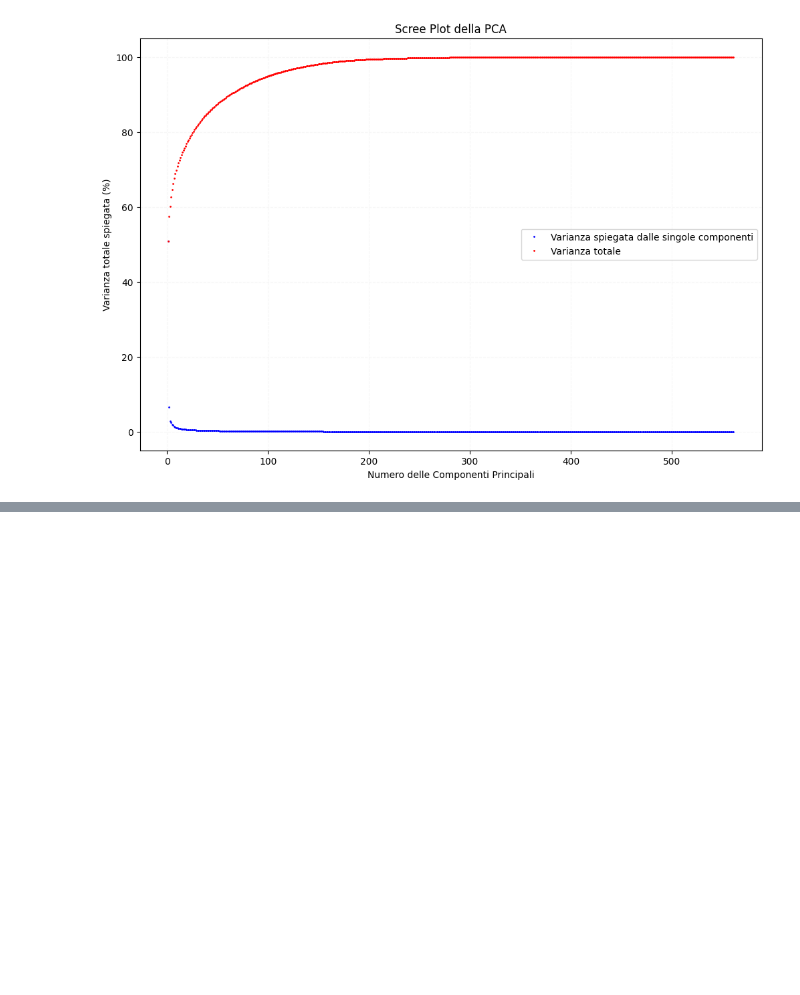
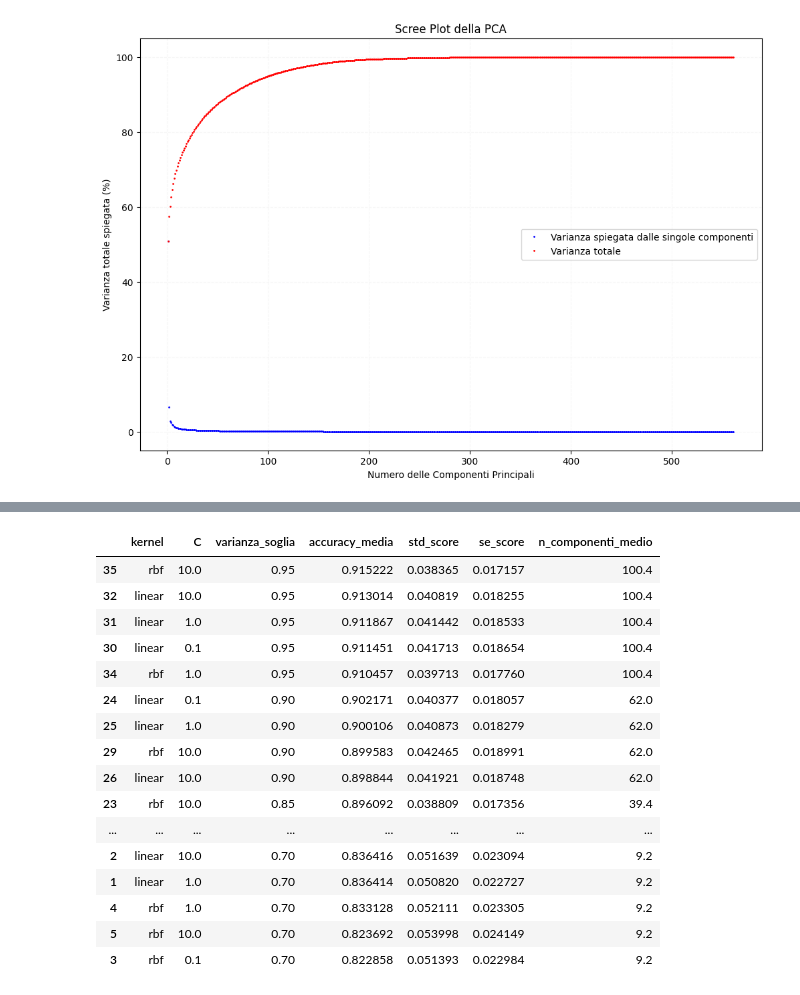
Before and after one commit to quiggiu/human-activity-recognition-with-pca-and-svm-classifier, a Jupyter notebook: human_activity_recognition.ipynb, the cells around one changed output, grey strips where cells are left out. Drawn from its saved outputs; the diff is of its cells as text; code cells hidden in the pictures; blank space fills up the shorter version.

```diff
--- a/human_activity_recognition.ipynb
+++ b/human_activity_recognition.ipynb
@@ -124,7 +137,6 @@ plt.show()
 # combinazioni di kernel/C
 # ============================================================
 
-from collections import defaultdict
 
 # Griglia di iperparametri
 C_values = [0.1, 1, 10]
@@ -152,13 +164,13 @@ for train_idx, val_idx in splits:
     y_fold_train = np.array(y_train).ravel()[train_idx]
     y_fold_val   = np.array(y_train).ravel()[val_idx]
 
-    # Scaler fittato SOLO sul training fold -> niente leakage
+    # Scaler fittato solo sul training fold
     scaler_fold = StandardScaler()
     X_fold_train_scaled = scaler_fold.fit_transform(X_fold_train_raw)
     X_fold_val_scaled   = scaler_fold.transform(X_fold_val_raw)
 
     for soglia in varianza_soglie:
-        # PCA fittata SOLO sul training fold (già normalizzato) -> niente leakage
+        # PCA fittata solo sul training fold già normalizzato
         pca_fold = PCA(n_components=soglia, svd_solver='full', random_state=42)
         X_fold_train_pca = pca_fold.fit_transform(X_fold_train_scaled)
         X_fold_val_pca   = pca_fold.transform(X_fold_val_scaled)
@@ -202,30 +214,6 @@ tempo_cv_totale = time.time() - t0_cv  # invariato, calcolato sopra come tempo_c
 
 risultati_grid_df = pd.DataFrame(risultati_grid).sort_values('accuracy_media', ascending=False)
 
-# ------------------------------------------------------------
-# Aggregazione dei risultati: media, std, SE per ogni combinazione
-# ------------------------------------------------------------
-risultati_grid = []
-
-for (kernel, C, soglia), scores in fold_scores.items():
-    avg_score = np.mean(scores)
-    std_score = np.std(scores, ddof=1)
-    se_score = std_score / np.sqrt(n_splits)
-    avg_n_componenti = np.mean(n_componenti_per_soglia[soglia])
-
-    print(f"Kernel: {kernel:<8} | C: {C:<5} | Varianza: {soglia:.2f} "
-          f"-> Accuracy Media: {avg_score:.4f} (+/- {se_score:.4f}) "
-          f"| N.componenti medio: {avg_n_componenti:.1f}")
-
-    risultati_grid.append({
-        'kernel': kernel, 'C': C, 'varianza_soglia': soglia,
-        'accuracy_media': avg_score, 'std_score': std_score, 'se_score': se_score,
-        'n_componenti_medio': avg_n_componenti
-    })
-
-tempo_cv_totale = time.time() - t0_cv  # invariato, calcolato sopra come tempo_cv
-
-risultati_grid_df = pd.DataFrame(risultati_grid).sort_values('accuracy_media', ascending=False)
 
 # ------------------------------------------------------------
 # Selezione "one-standard-error": tra le combinazioni con accuracy
@@ -259,39 +247,6 @@ print(f"Modello scelto (one-SE, più parsimonioso): {best_params} "
 print(f"Tempo totale grid search CV (con PCA annidata): {tempo_cv:.2f} s")
 
 risultati_grid_df
-
-# ------------------------------------------------------------
-# Fit finale: PCA (con la soglia scelta) su tutto il train, poi SVM
-# ------------------------------------------------------------
-t0_fit = time.time()
-
-pca_finale = PCA(n_components=best_params['varianza_soglia'], svd_solver='full', random_state=42)
-X_train_ridotto = pca_finale.fit_transform(X_train_normalizzato)
-X_test_ridotto  = pca_finale.transform(X_test_normalizzato)
-numero_componenti = pca_finale.n_components_
-
-final_model = SVC(C=best_params['C'], kernel=best_params['kernel'], gamma='scale')
-final_model.fit(X_train_ridotto, y_train.values.ravel())
-
-tempo_fit = time.time() - t0_fit
-
-t0_pred = time.time()
-y_test_pred = final_model.predict(X_test_ridotto)
-tempo_pred = time.time() - t0_pred
-
-print(f"\nNumero di componenti selezionate sull'intero training set: {numero_componenti}")
-print(f"Tempo di training del modello finale (PCA + SVM): {tempo_fit:.4f} s")
-print(f"Tempo di predizione sul test set: {tempo_pred:.4f} s")
-
-print("\n--- Risultati sul Test Set ---")
-print("\nConfusion Matrix:")
-print(confusion_matrix(y_test, y_test_pred))
-
-print("\nClassification Report:")
-print(classification_report(y_test, y_test_pred))
-
-accuracy_pca = accuracy_score(y_test, y_test_pred)
-print(f"Accuracy sul test set (PCA ottimizzata, one-SE): {accuracy_pca:.4f}")
 # %% [output]
 Kernel: linear   | C: 0.1   | Varianza: 0.70 -> Accuracy Media: 0.8372 (+/- 0.0225) | N.componenti medio: 9.2
 Kernel: linear   | C: 1     | Varianza: 0.70 -> Accuracy Media: 0.8364 (+/- 0.0227) | N.componenti medio: 9.2
@@ -312,0 +268,17 @@ Accuracy sul test set (PCA ottimizzata, one-SE): 0.9162
+|  | kernel | C | varianza_soglia | accuracy_media | std_score | se_score | n_componenti_medio |
+| 35 | rbf | 10.0 | 0.95 | 0.915222 | 0.038365 | 0.017157 | 100.4 |
+| 32 | linear | 10.0 | 0.95 | 0.913014 | 0.040819 | 0.018255 | 100.4 |
+| 31 | linear | 1.0 | 0.95 | 0.911867 | 0.041442 | 0.018533 | 100.4 |
+| 30 | linear | 0.1 | 0.95 | 0.911451 | 0.041713 | 0.018654 | 100.4 |
+| 34 | rbf | 1.0 | 0.95 | 0.910457 | 0.039713 | 0.017760 | 100.4 |
+| 24 | linear | 0.1 | 0.90 | 0.902171 | 0.040377 | 0.018057 | 62.0 |
+| 25 | linear | 1.0 | 0.90 | 0.900106 | 0.040873 | 0.018279 | 62.0 |
+| 29 | rbf | 10.0 | 0.90 | 0.899583 | 0.042465 | 0.018991 | 62.0 |
+| 26 | linear | 10.0 | 0.90 | 0.898844 | 0.041921 | 0.018748 | 62.0 |
+| 23 | rbf | 10.0 | 0.85 | 0.896092 | 0.038809 | 0.017356 | 39.4 |
+| ... | ... | ... | ... | ... | ... | ... | ... |
+| 2 | linear | 10.0 | 0.70 | 0.836416 | 0.051639 | 0.023094 | 9.2 |
+| 1 | linear | 1.0 | 0.70 | 0.836414 | 0.050820 | 0.022727 | 9.2 |
+| 4 | rbf | 1.0 | 0.70 | 0.833128 | 0.052111 | 0.023305 | 9.2 |
+| 5 | rbf | 10.0 | 0.70 | 0.823692 | 0.053998 | 0.024149 | 9.2 |
+| 3 | rbf | 0.1 | 0.70 | 0.822858 | 0.051393 | 0.022984 | 9.2 |
```
Also changed, not shown: parts of 14 cells of this notebook.
